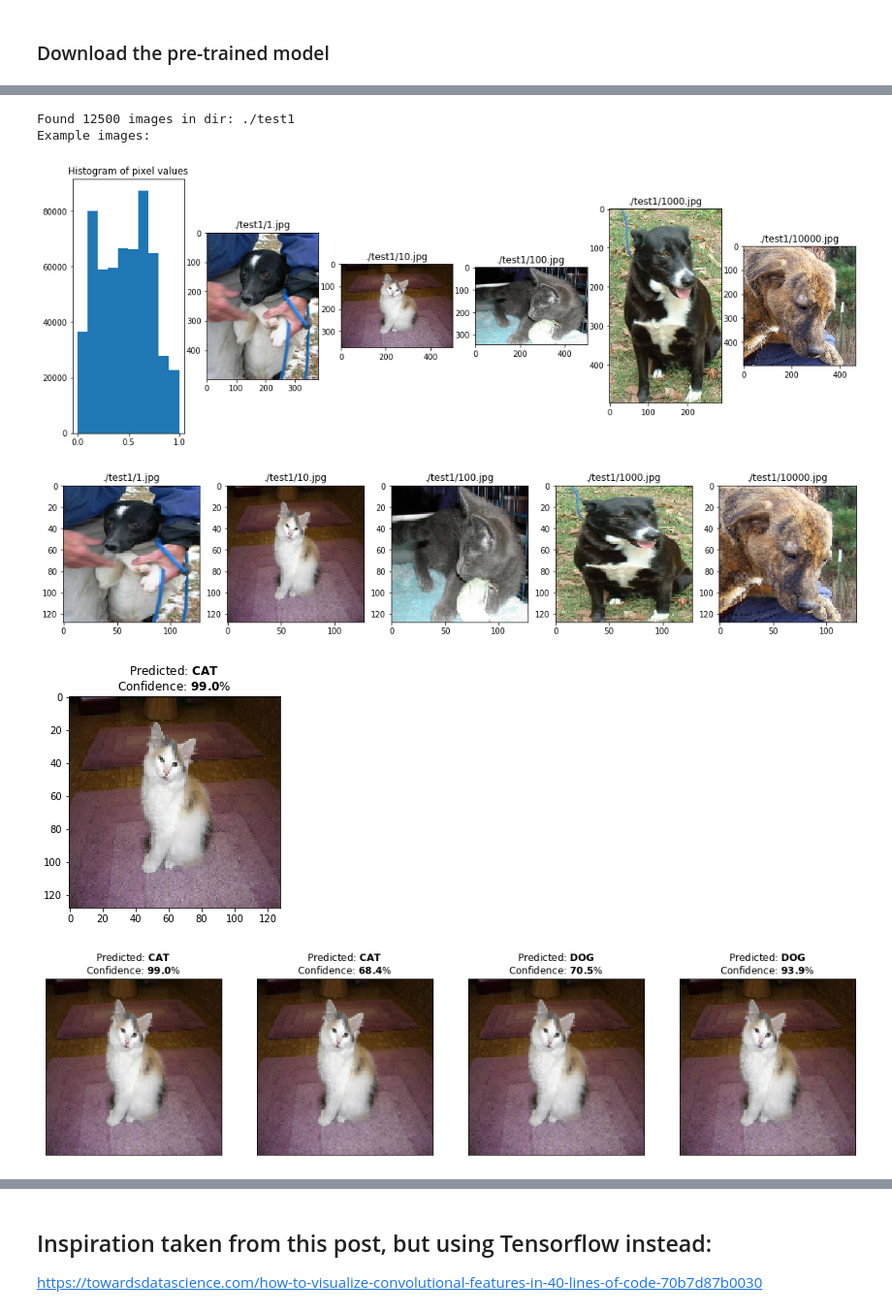
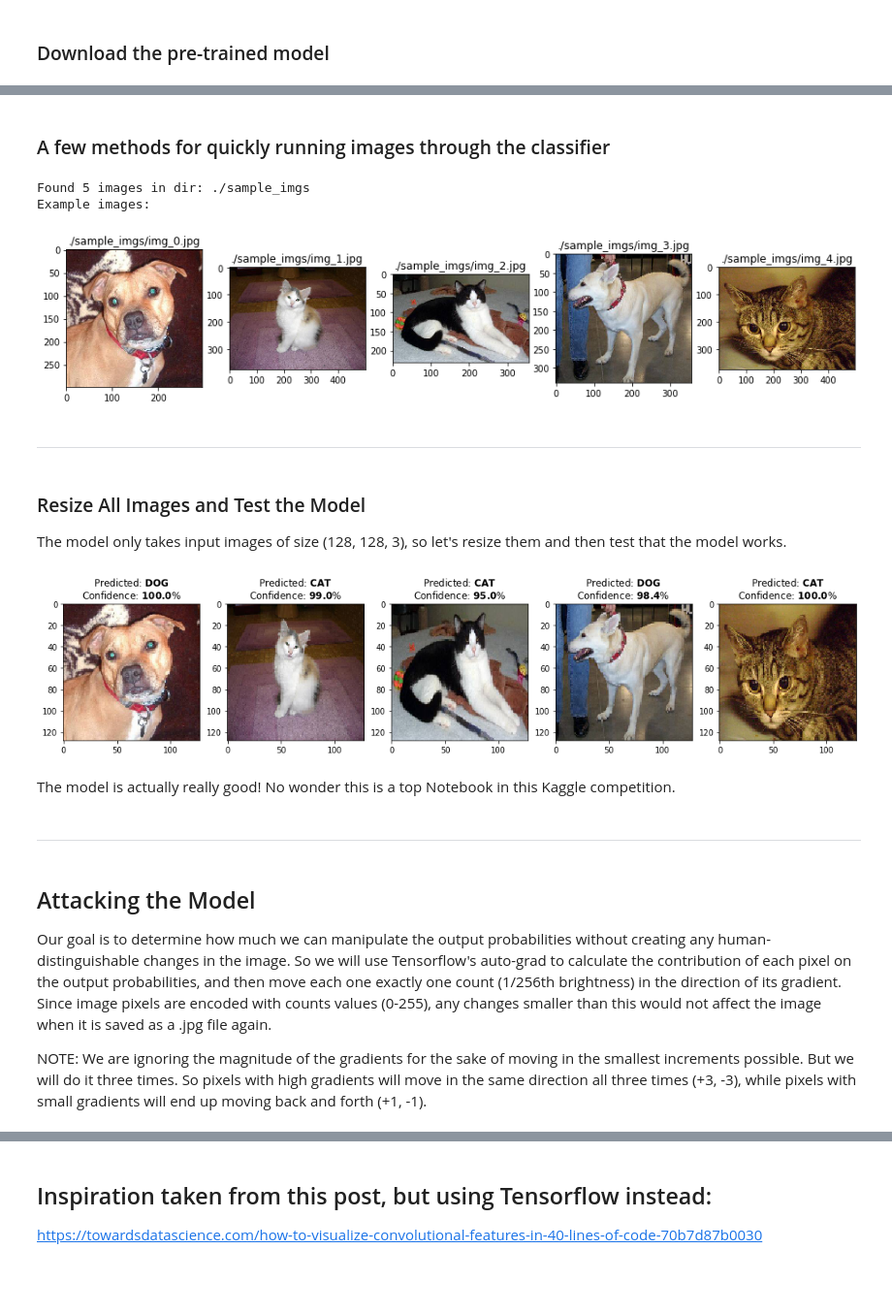
Before and after one commit to etotheipi/toptal_tensorflow_blog_post, a Jupyter notebook: adversarial_example/adversarial_cats_dogs.ipynb, the cells around one changed output, grey strips where cells are left out. Shown at 97% size. Saved outputs shown, nothing was run; the diff lists cells and outputs as text; code cells hidden in the pictures; blank space fills up the shorter version.

```diff
--- a/adversarial_example/adversarial_cats_dogs.ipynb
+++ b/adversarial_example/adversarial_cats_dogs.ipynb
@@ -100,2 +118,4 @@ model.summary()
 # %%
 model.load_weights('model.h5')
+# %% [markdown]
+### A few methods for quickly running images through the classifier
@@ -102,21 +138,18 @@ model.load_weights('model.h5')
 # %%
-test_dir = './test1'
-test_img_paths = sorted([f for f in os.listdir(test_dir) if not f.startswith('.')])
-print(f'Found {len(test_img_paths)} images in dir: {test_dir}')
+imgs_dir = './sample_imgs'
+test_img_paths = sorted([f for f in os.listdir(imgs_dir) if not f.startswith('.')])
+print(f'Found {len(test_img_paths)} images in dir: {imgs_dir}')
 print(f'Example images:')
 
 sample_imgs = {}
-fig, axs = plt.subplots(1,6, figsize=(18,6))
+fig, axs = plt.subplots(1,5, figsize=(16,6))
 for i in range(5):
-    img_path = os.path.join(test_dir, test_img_paths[i])
+    img_path = os.path.join(imgs_dir, test_img_paths[i])
     img = img_to_array(load_img(img_path), data_format='channels_last') / 256.
-    if i == 0:
-        axs[i].hist(img.reshape([-1]))
-        axs[i].set_title('Histogram of pixel values')
     sample_imgs[img_path] = img
-    axs[i+1].imshow(img)
-    axs[i+1].set_title(img_path)
+    axs[i].imshow(img)
+    axs[i].set_title(img_path)
 # %% [output]
-Found 12500 images in dir: ./test1
+Found 5 images in dir: ./sample_imgs
 Example images:
-[figure, old version]
+[figure, new version]
@@ -147,19 +156,27 @@ def get_eval_str(model, img3d):
+# %% [markdown]
+-----
+# %% [markdown]
+### Resize All Images and Test the Model
+The model only takes input images of size (128, 128, 3), so let's resize them and then test that the model works.
 # %%
-resz_imgs = dict([(fn, tf.image.resize(img, size=IMAGE_SIZE)) for fn,img in sample_imgs.items()])
+resz_imgs = dict([(fn, tf.image.resize(img, size=IMG_SIZE_2D)) for fn,img in sample_imgs.items()])
 
 fig, axs = plt.subplots(1,5,figsize=(18,6))
 i = 0
 for fn,img in resz_imgs.items():
     axs[i].imshow(img)
-    axs[i].set_title(fn)
+    disp_str = get_eval_str(model, img)
+    axs[i].set_title(disp_str)
     i += 1
 # %% [output]
-[figure, old version]
+[figure, new version]
-# %%
-victim_img = resz_imgs['./test1/10.jpg']
-predict_str = get_eval_str(model, victim_img)
-plt.imshow(victim_img)
-_ = plt.title(predict_str)
-# %% [output]
-[figure, removed]
+# %% [markdown]
+The model is actually really good!  No wonder this is a top Notebook in this Kaggle competition.
+# %% [markdown]
+-----
+# %% [markdown]
+## Attacking the Model
+Our goal is to determine how much we can manipulate the output probabilities without creating any human-distinguishable changes in the image.  So we will use Tensorflow's auto-grad to calculate the contribution of each pixel on the output probabilities, and then move each one exactly one count (1/256th brightness) in the direction of its gradient.  Since image pixels are encoded with counts values (0-255), any changes smaller than this would not affect the image when it is saved as a .jpg file again.
+
+NOTE:  We are ignoring the magnitude of the gradients for the sake of moving in the smallest increments possible.  But we will do it three times.  So pixels with high gradients will move in the same direction all three times (+3, -3), while pixels with small gradients will end up moving back and forth (+1, -1).
 # %%
@@ -202,7 +221,3 @@ def adversarial_modify(victim_img, to_dog):
         axs[i+1].set_yticks([])
 
     return victim_img
-# %%
-adv_img = adversarial_modify(resz_imgs['./test1/10.jpg'], to_dog=True)
-# %% [output]
-[figure, removed]
```
Also changed, not shown: parts of 26 cells of this notebook, 10 other files.
